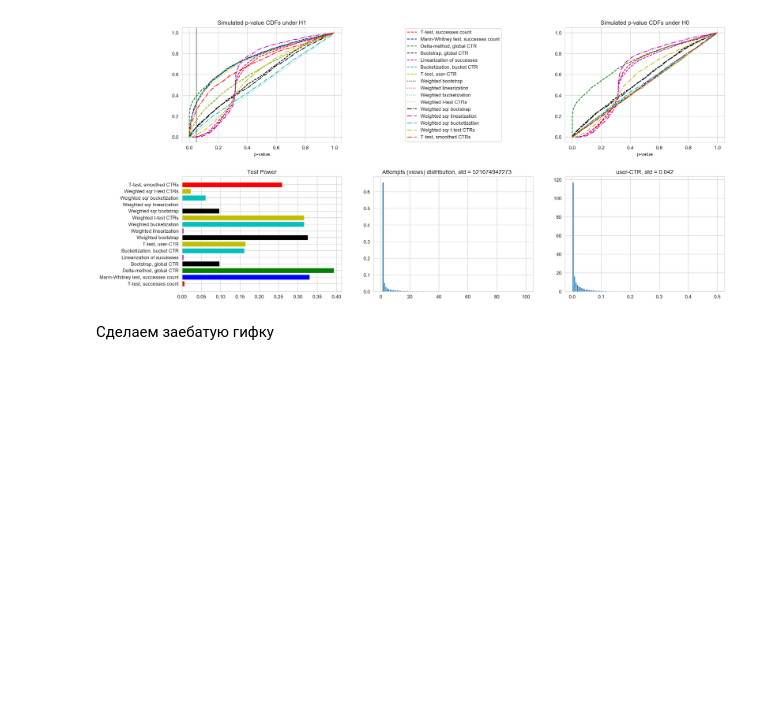
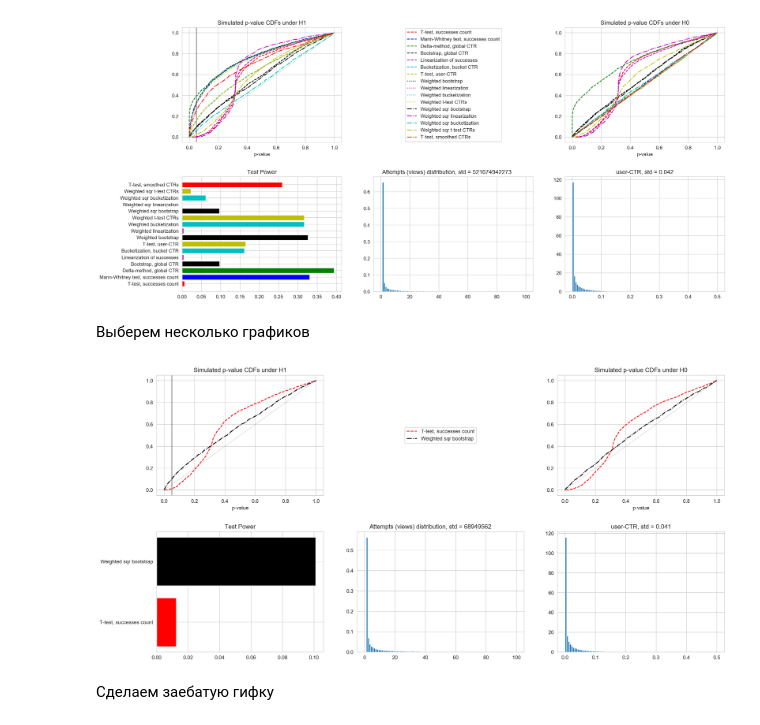
Before and after one commit to marnikitta/stattests, a Jupyter notebook: notebooks/all_experiments.ipynb, the cells around one changed output. Cells and saved outputs as stored; diff of their text form; code cells hidden in the pictures; blank space fills up the shorter version.

```diff
--- a/notebooks/all_experiments.ipynb
+++ b/notebooks/all_experiments.ipynb
@@ -49,6 +55,12 @@ from random import sample
 fig = plot_from_params('../data', sample(params, k=1)[0])
 # %% [output]
 [figure]
+# %% [markdown]
+Выберем несколько графиков
+# %%
+fig = plot_from_params('../data', sample(params, k=1)[0], codenames=['ttest_successes_count', 'weighted_sqr_bootstrap'])
+# %% [output]
+[figure, added]
 # %% [markdown]
 Сделаем заебатую гифку
 # %%
```
Also changed, not shown: parts of 7 cells of this notebook, 5 other files.
